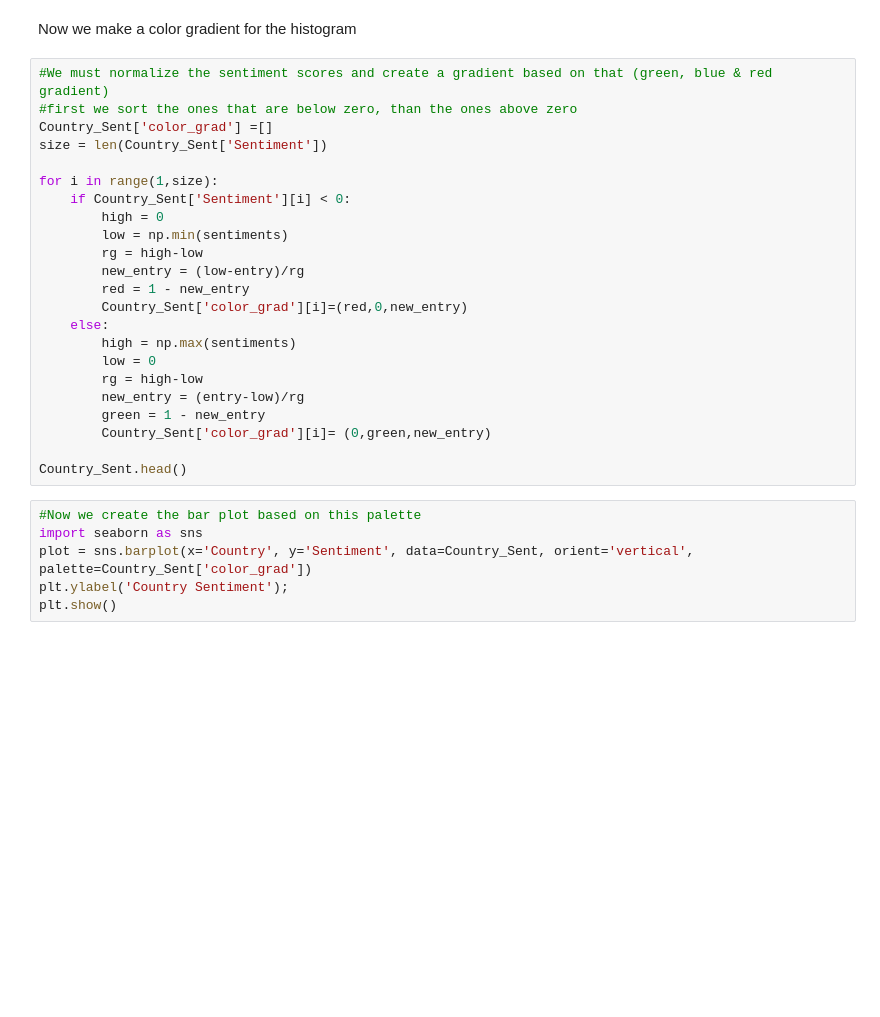
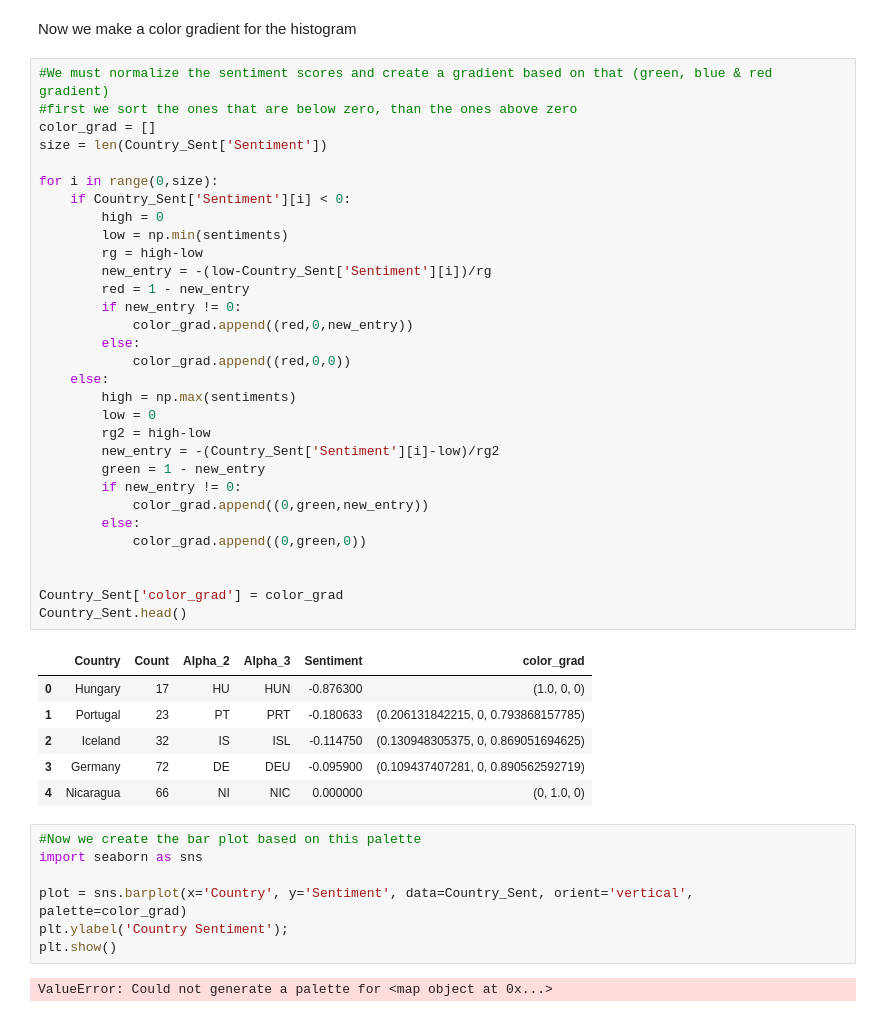
Before and after one commit to Merinorus/adaisawesome, a Jupyter notebook: Homework/05 - Taming Text/HW05_awesometeam_Q2.ipynb, the cells around one changed output. Drawn from its saved outputs; the diff is of its cells as text; blank space fills up the shorter version.

```diff
--- a/Homework/05 - Taming Text/HW05_awesometeam_Q2.ipynb
+++ b/Homework/05 - Taming Text/HW05_awesometeam_Q2.ipynb
@@ -266,32 +287,50 @@ Now we make a color gradient for the histogram
 # %%
 #We must normalize the sentiment scores and create a gradient based on that (green, blue & red gradient)
 #first we sort the ones that are below zero, than the ones above zero
-Country_Sent['color_grad'] =[]
+color_grad = []
 size = len(Country_Sent['Sentiment'])
 
-for i in range(1,size):
+for i in range(0,size):
     if Country_Sent['Sentiment'][i] < 0:
         high = 0
         low = np.min(sentiments)
         rg = high-low
-        new_entry = (low-entry)/rg
+        new_entry = -(low-Country_Sent['Sentiment'][i])/rg
         red = 1 - new_entry
-        Country_Sent['color_grad'][i]=(red,0,new_entry)
+        if new_entry != 0:
+            color_grad.append((red,0,new_entry))
+        else:
+            color_grad.append((red,0,0))
     else:
         high = np.max(sentiments)
         low = 0
-        rg = high-low
-        new_entry = (entry-low)/rg
+        rg2 = high-low
+        new_entry = -(Country_Sent['Sentiment'][i]-low)/rg2
         green = 1 - new_entry
-        Country_Sent['color_grad'][i]= (0,green,new_entry)
+        if new_entry != 0:
+            color_grad.append((0,green,new_entry))
+        else:
+            color_grad.append((0,green,0))
 
+
+Country_Sent['color_grad'] = color_grad
 Country_Sent.head()
+# %% [output]
+|  | Country | Count | Alpha_2 | Alpha_3 | Sentiment | color_grad |
+| 0 | Hungary | 17 | HU | HUN | -0.876300 | (1.0, 0, 0) |
+| 1 | Portugal | 23 | PT | PRT | -0.180633 | (0.206131842215, 0, 0.793868157785) |
+| 2 | Iceland | 32 | IS | ISL | -0.114750 | (0.130948305375, 0, 0.869051694625) |
+| 3 | Germany | 72 | DE | DEU | -0.095900 | (0.109437407281, 0, 0.890562592719) |
+| 4 | Nicaragua | 66 | NI | NIC | 0.000000 | (0, 1.0, 0) |
 # %%
 #Now we create the bar plot based on this palette
 import seaborn as sns
-plot = sns.barplot(x='Country', y='Sentiment', data=Country_Sent, orient='vertical', palette=Country_Sent['color_grad'])
+
+plot = sns.barplot(x='Country', y='Sentiment', data=Country_Sent, orient='vertical', palette=color_grad)
 plt.ylabel('Country Sentiment');
 plt.show()
+# %% [output]
+ValueError: Could not generate a palette for <map object at 0x...>
 # %%
 #Now we create a bar plot with an automatic gradient based on sentiment
 size = len(Country_Sent['Sentiment'])
```
Also changed, not shown: parts of 12 cells of this notebook, 2 other files.
